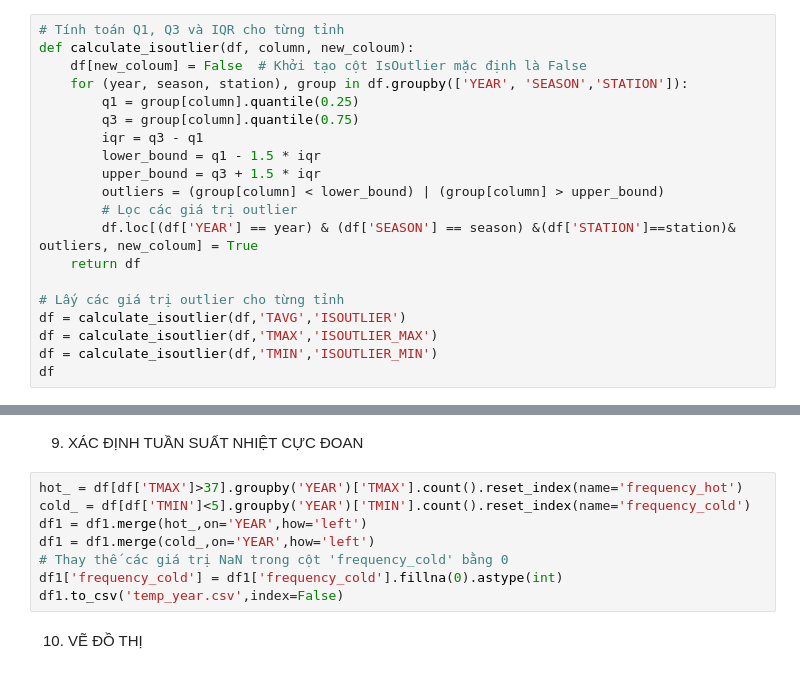
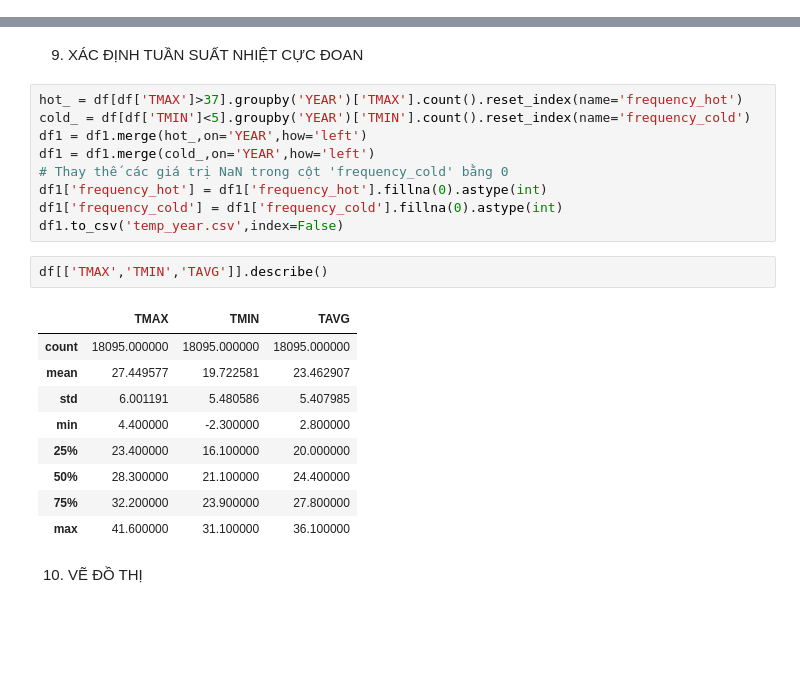
Before and after one commit to huyvanzzz/Data-Processing-Programming, a Jupyter notebook: temp_.ipynb, the cells around one changed output, grey strips where cells are left out. Saved outputs shown, nothing was run; the diff lists cells and outputs as text; blank space fills up the shorter version.

```diff
--- a/temp_.ipynb
+++ b/temp_.ipynb
@@ -61,20 +29,0 @@ ax
-# %%
-# Tính toán Q1, Q3 và IQR cho từng tỉnh
-def calculate_isoutlier(df, column, new_coloum):
-    df[new_coloum] = False  # Khởi tạo cột IsOutlier mặc định là False
-    for (year, season, station), group in df.groupby(['YEAR', 'SEASON','STATION']):
-        q1 = group[column].quantile(0.25)
-        q3 = group[column].quantile(0.75)
-        iqr = q3 - q1
-        lower_bound = q1 - 1.5 * iqr
-        upper_bound = q3 + 1.5 * iqr
-        outliers = (group[column] < lower_bound) | (group[column] > upper_bound)
-        # Lọc các giá trị outlier
-        df.loc[(df['YEAR'] == year) & (df['SEASON'] == season) &(df['STATION']==station)& outliers, new_coloum] = True
-    return df
-
-# Lấy các giá trị outlier cho từng tỉnh
-df = calculate_isoutlier(df,'TAVG','ISOUTLIER')
-df = calculate_isoutlier(df,'TMAX','ISOUTLIER_MAX')
-df = calculate_isoutlier(df,'TMIN','ISOUTLIER_MIN')
-df
@@ -130,8 +53,21 @@ cold_ = df[df['TMIN']<5].groupby('YEAR')['TMIN'].count().reset_index(name='frequ
 df1 = df1.merge(hot_,on='YEAR',how='left')
 df1 = df1.merge(cold_,on='YEAR',how='left')
 # Thay thế các giá trị NaN trong cột 'frequency_cold' bằng 0
+df1['frequency_hot'] = df1['frequency_hot'].fillna(0).astype(int)
 df1['frequency_cold'] = df1['frequency_cold'].fillna(0).astype(int)
 df1.to_csv('temp_year.csv',index=False)
+# %%
+df[['TMAX','TMIN','TAVG']].describe()
+# %% [output]
+|  | TMAX | TMIN | TAVG |
+| count | 18095.000000 | 18095.000000 | 18095.000000 |
+| mean | 27.449577 | 19.722581 | 23.462907 |
+| std | 6.001191 | 5.480586 | 5.407985 |
+| min | 4.400000 | -2.300000 | 2.800000 |
+| 25% | 23.400000 | 16.100000 | 20.000000 |
+| 50% | 28.300000 | 21.100000 | 24.400000 |
+| 75% | 32.200000 | 23.900000 | 27.800000 |
+| max | 41.600000 | 31.100000 | 36.100000 |
 # %% [markdown]
 10. VẼ ĐỒ THỊ
 # %%
```
Also changed, not shown: parts of 10 cells of this notebook, 1 other file.
